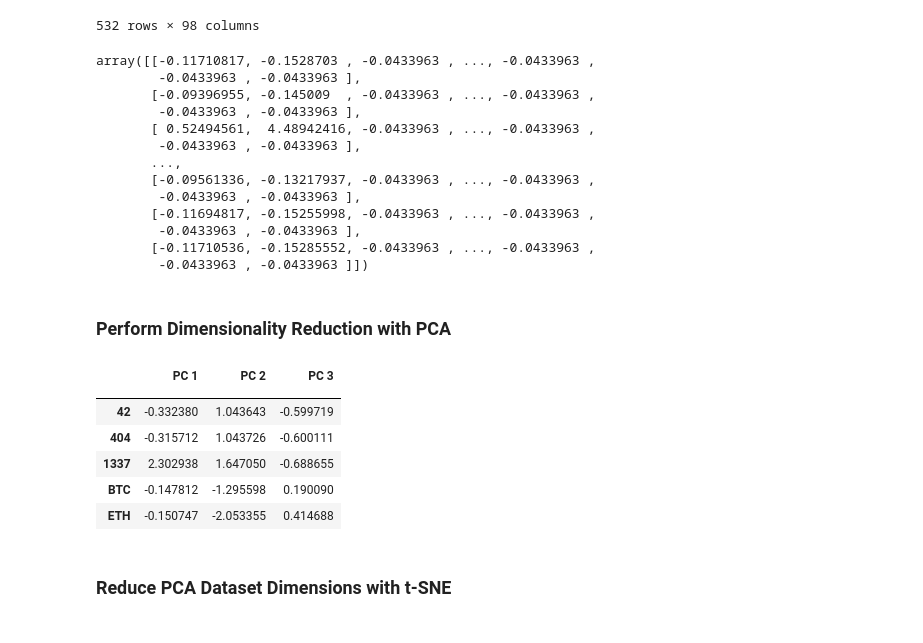
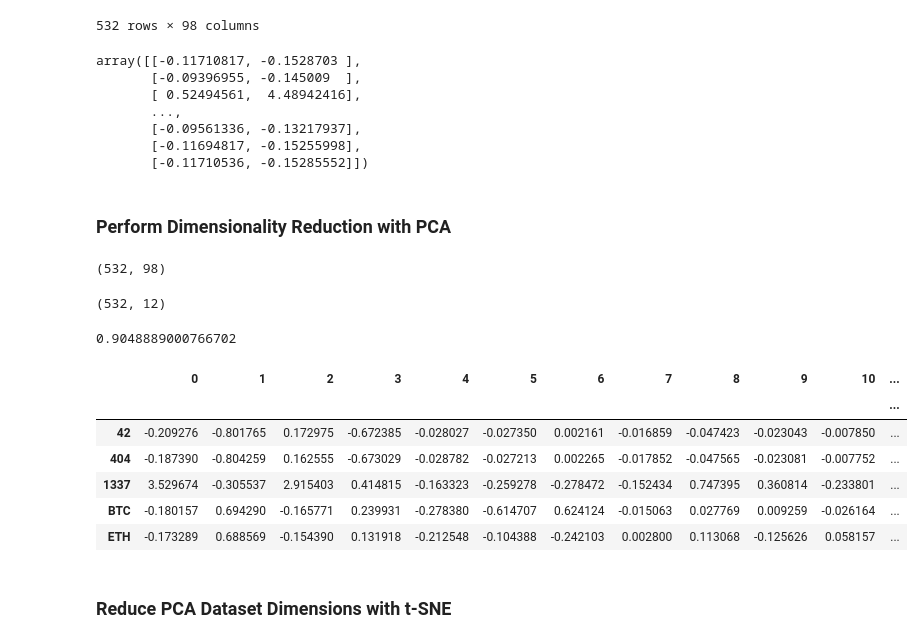
Before and after one commit to dalismo/Cryptocurrency-Clusters, a Jupyter notebook: crypto_research.ipynb, the cells around one changed output. Saved outputs shown, nothing was run; the diff lists cells and outputs as text; code cells hidden in the pictures.

```diff
--- a/crypto_research.ipynb
+++ b/crypto_research.ipynb
@@ -69,5 +88,5 @@ crypto_df
 # %%
-# Remove all rows that have at least one null value
-crypto_df = crypto_df[~(crypto_df.isna() == True).any(axis=1)]
-print(crypto_df.shape)
-crypto_df
+# # Remove all rows that have at least one null value
+# crypto_df = crypto_df[~(crypto_df.isna() == True).any(axis=1)]
+# print(crypto_df.shape)
+# crypto_df
@@ -164,45 +185,55 @@ X
 532 rows × 98 columns
 # %%
 # Standardize the data
-X_scaled = StandardScaler().fit_transform(X)
+X_scaled = StandardScaler().fit_transform(X[['TotalCoinsMined','TotalCoinSupply']])
 X_scaled
 # %% [output]
-array([[-0.11710817, -0.1528703 , -0.0433963 , ..., -0.0433963 ,
-        -0.0433963 , -0.0433963 ],
-       [-0.09396955, -0.145009  , -0.0433963 , ..., -0.0433963 ,
-        -0.0433963 , -0.0433963 ],
-       [ 0.52494561,  4.48942416, -0.0433963 , ..., -0.0433963 ,
-        -0.0433963 , -0.0433963 ],
+array([[-0.11710817, -0.1528703 ],
+       [-0.09396955, -0.145009  ],
+       [ 0.52494561,  4.48942416],
        ...,
-       [-0.09561336, -0.13217937, -0.0433963 , ..., -0.0433963 ,
-        -0.0433963 , -0.0433963 ],
-       [-0.11694817, -0.15255998, -0.0433963 , ..., -0.0433963 ,
-        -0.0433963 , -0.0433963 ],
-       [-0.11710536, -0.15285552, -0.0433963 , ..., -0.0433963 ,
-        -0.0433963 , -0.0433963 ]])
+       [-0.09561336, -0.13217937],
+       [-0.11694817, -0.15255998],
+       [-0.11710536, -0.15285552]])
+# %%
+X_scaled_df=X.copy()
+X_scaled_df['TotalCoinsMined']=X_scaled[:,0]
+X_scaled_df['TotalCoinSupply']=X_scaled[:,1]
 # %% [markdown]
 ### Perform Dimensionality Reduction with PCA
+# %%
+X_scaled_df.shape
+# %% [output]
+(532, 98)
 # %%
 # Applying PCA to reduce dimensions to 3
 # then initializing the PCA model
-pca = PCA(n_components=3)
+pca = PCA(n_components=0.9)
 
 # Get two principal components for the iris data.
-crypto_pca = pca.fit_transform(X_scaled)
+crypto_pca = pca.fit_transform(X_scaled_df)
+# %%
+crypto_pca.shape
+# %% [output]
+(532, 12)
+# %%
+pca.explained_variance_ratio_.sum()
+# %% [output]
+0.9048889000766702
 # %%
 # Transform PCA data to a DataFrame
 crypto_pcs_df = pd.DataFrame(
-    data=crypto_pca, columns=["PC 1", "PC 2", "PC 3"], index=X.index
+    data=crypto_pca, index=X.index
 )
 crypto_pcs_df.head()
 # %% [output]
-|  | PC 1 | PC 2 | PC 3 |
-|  |  |  |  |
-| 42 | -0.332380 | 1.043643 | -0.599719 |
-| 404 | -0.315712 | 1.043726 | -0.600111 |
-| 1337 | 2.302938 | 1.647050 | -0.688655 |
-| BTC | -0.147812 | -1.295598 | 0.190090 |
-| ETH | -0.150747 | -2.053355 | 0.414688 |
+|  | 0 | 1 | 2 | 3 | 4 | 5 | 6 | 7 | 8 | 9 | 10 | ... |
+|  |  |  |  |  |  |  |  |  |  |  |  | ... |
+| 42 | -0.209276 | -0.801765 | 0.172975 | -0.672385 | -0.028027 | -0.027350 | 0.002161 | -0.016859 | -0.047423 | -0.023043 | -0.007850 | ... |
+| 404 | -0.187390 | -0.804259 | 0.162555 | -0.673029 | -0.028782 | -0.027213 | 0.002265 | -0.017852 | -0.047565 | -0.023081 | -0.007752 | ... |
+| 1337 | 3.529674 | -0.305537 | 2.915403 | 0.414815 | -0.163323 | -0.259278 | -0.278472 | -0.152434 | 0.747395 | 0.360814 | -0.233801 | ... |
+| BTC | -0.180157 | 0.694290 | -0.165771 | 0.239931 | -0.278380 | -0.614707 | 0.624124 | -0.015063 | 0.027769 | 0.009259 | -0.026164 | ... |
+| ETH | -0.173289 | 0.688569 | -0.154390 | 0.131918 | -0.212548 | -0.104388 | -0.242103 | 0.002800 | 0.113068 | -0.125626 | 0.058157 | ... |
 # %% [markdown]
 ### Reduce PCA Dataset Dimensions with t-SNE
 # %%
```
Also changed, not shown: parts of 17 cells of this notebook.
